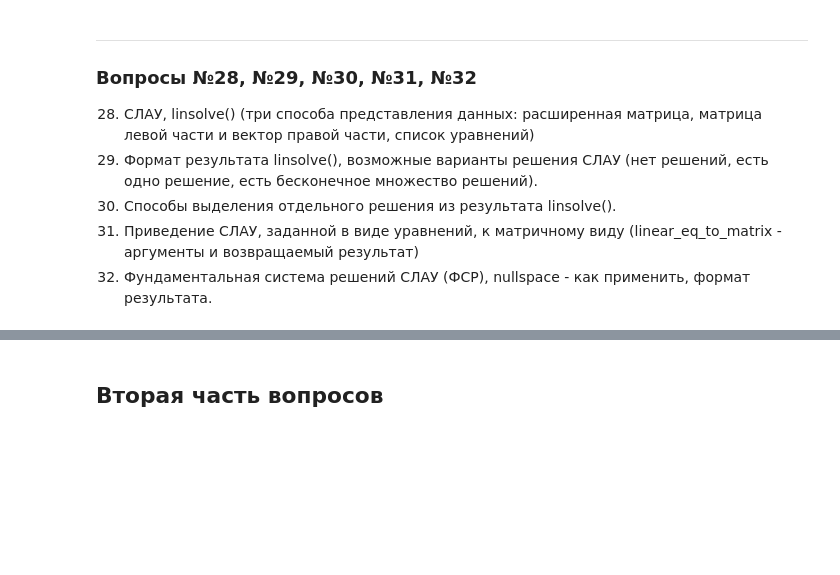
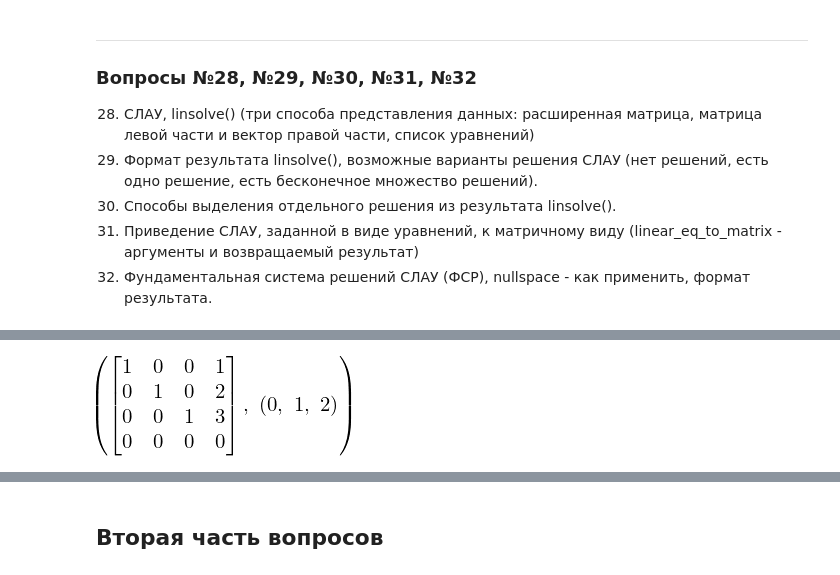
Before and after one commit to Vakosta/hse_tex, a Jupyter notebook: MathWorkshop/AlgebraCrib.ipynb, the cells around one changed output, grey strips where cells are left out. Drawn from its saved outputs; the diff is of its cells as text; code cells hidden in the pictures; blank space fills up the shorter version.

```diff
--- a/MathWorkshop/AlgebraCrib.ipynb
+++ b/MathWorkshop/AlgebraCrib.ipynb
@@ -414,0 +424,4 @@ $\displaystyle \left[\begin{matrix}-1\\-2\\-3\\1\end{matrix}\right]$
+# %%
+Ab.rref()  # Приведение матрицы к каноническому виду
+# %% [output]
+[figure, added]
```
Also changed, not shown: parts of 37 cells of this notebook.
